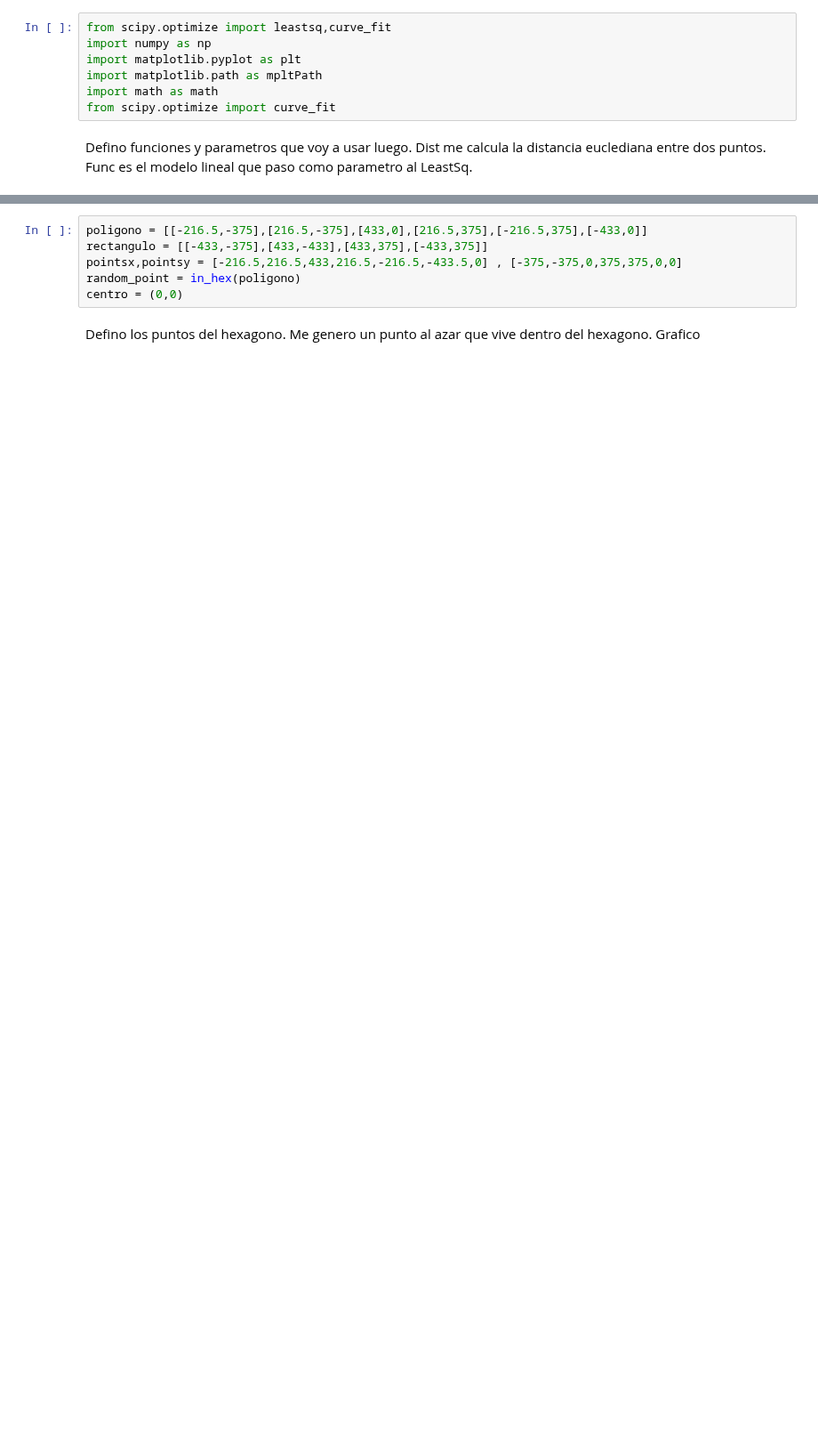
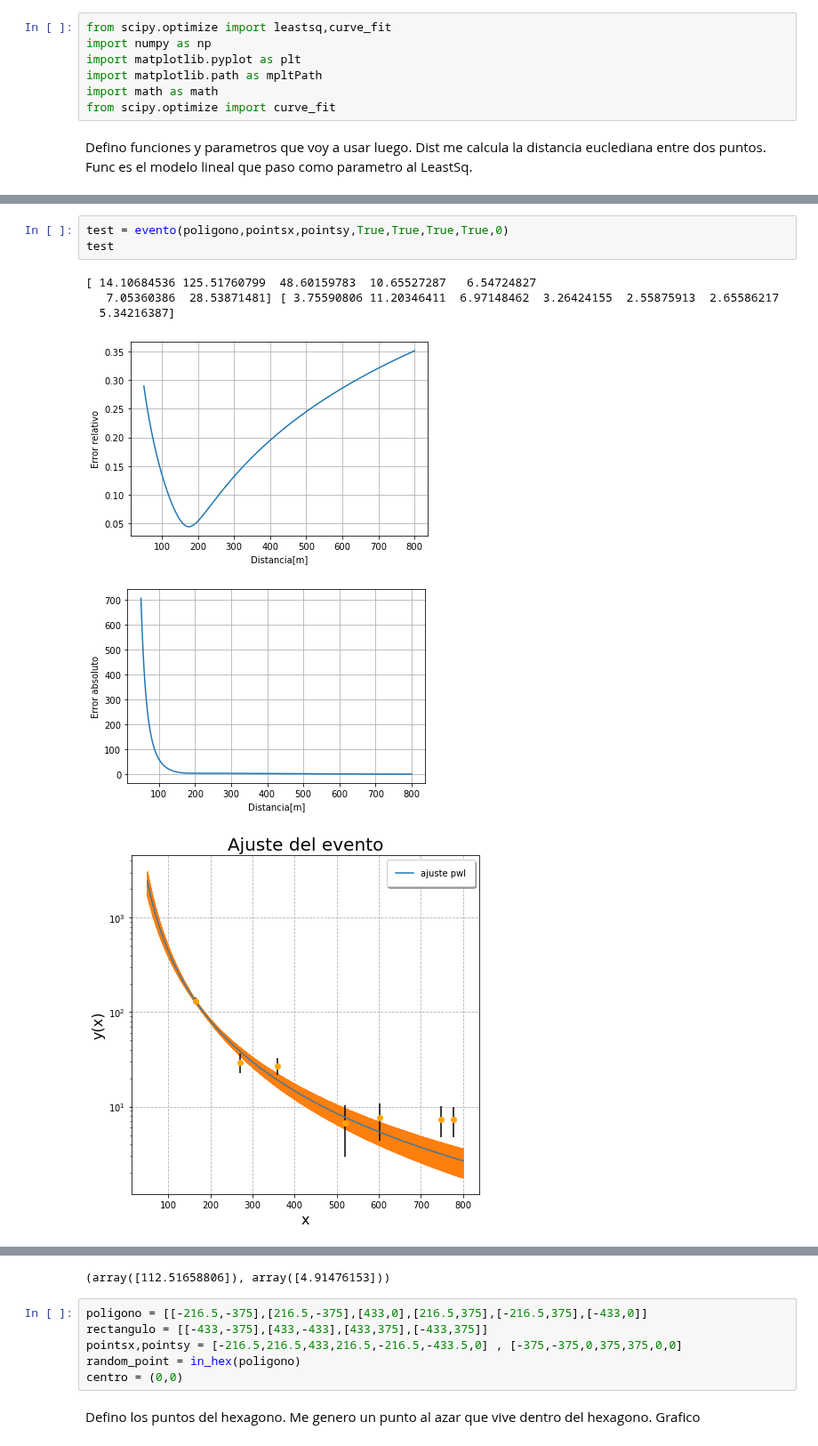
Before and after one commit to alexispacek/lab, a Jupyter notebook: Tercer ejercicio lab7.ipynb, the cells around one changed output, grey strips where cells are left out. Shown at 89% size. Drawn from its saved outputs; the diff is of its cells as text; blank space fills up the shorter version.

```diff
--- a/Tercer ejercicio lab7.ipynb
+++ b/Tercer ejercicio lab7.ipynb
@@ -155,0 +178,10 @@ def evento(poligono,pointsx,pointsy,evento,pwl,angulo):
+# %%
+test = evento(poligono,pointsx,pointsy,True,True,True,True,0)
+test
+# %% [output]
+[ 14.10684536 125.51760799  48.60159783  10.65527287   6.54724827
+   7.05360386  28.53871481] [ 3.75590806 11.20346411  6.97148462  3.26424155  2.55875913  2.65586217
+  5.34216387]
+[figure, added]
+[figure, added]
+[figure, added]
@@ -156,3 +197,4 @@ def evento(poligono,pointsx,pointsy,evento,pwl,angulo):
+(array([112.51658806]), array([4.91476153]))
 # %%
 poligono = [[-216.5,-375],[216.5,-375],[433,0],[216.5,375],[-216.5,375],[-433,0]]
 rectangulo = [[-433,-375],[433,-433],[433,375],[-433,375]]
```
Also changed, not shown: parts of 6 cells of this notebook.
